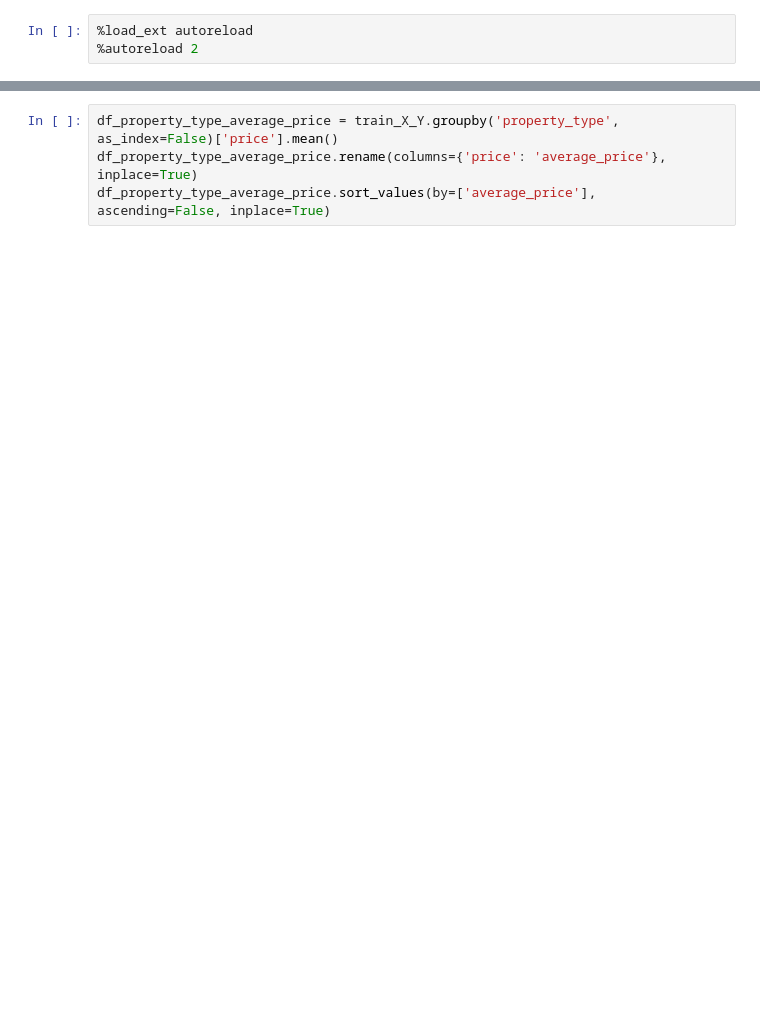
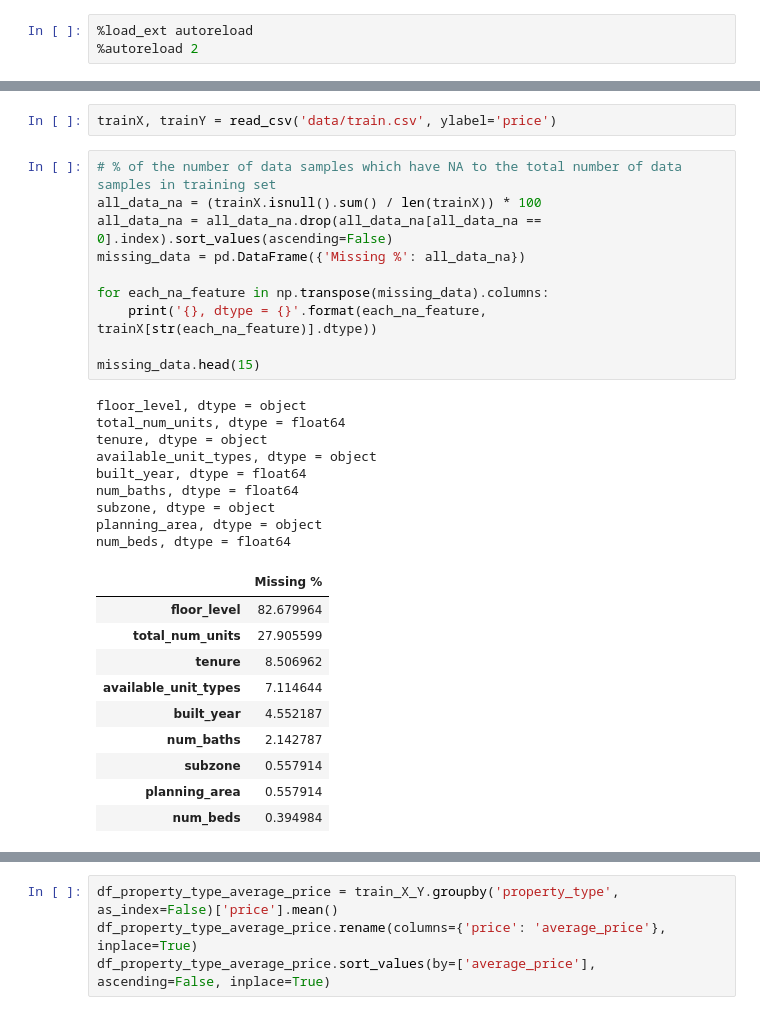
Before and after one commit to atul1696/cs5228-project, a Jupyter notebook: Data_Visualizations.ipynb, the cells around one changed output, grey strips where cells are left out. Drawn from its saved outputs; the diff is of its cells as text; blank space fills up the shorter version.

```diff
--- a/Data_Visualizations.ipynb
+++ b/Data_Visualizations.ipynb
@@ -44,0 +17,32 @@ train_X_Y.head()
+# %%
+trainX, trainY = read_csv('data/train.csv', ylabel='price')
+# %%
+# % of the number of data samples which have NA to the total number of data samples in training set
+all_data_na = (trainX.isnull().sum() / len(trainX)) * 100
+all_data_na = all_data_na.drop(all_data_na[all_data_na == 0].index).sort_values(ascending=False)
+missing_data = pd.DataFrame({'Missing %': all_data_na})
+
+for each_na_feature in np.transpose(missing_data).columns:
+    print('{}, dtype = {}'.format(each_na_feature, trainX[str(each_na_feature)].dtype))
+
+missing_data.head(15)
+# %% [output]
+floor_level, dtype = object
+total_num_units, dtype = float64
+tenure, dtype = object
+available_unit_types, dtype = object
+built_year, dtype = float64
+num_baths, dtype = float64
+subzone, dtype = object
+planning_area, dtype = object
+num_beds, dtype = float64
+|  | Missing % |
+| floor_level | 82.679964 |
+| total_num_units | 27.905599 |
+| tenure | 8.506962 |
+| available_unit_types | 7.114644 |
+| built_year | 4.552187 |
+| num_baths | 2.142787 |
+| subzone | 0.557914 |
+| planning_area | 0.557914 |
+| num_beds | 0.394984 |
```
Also changed, not shown: parts of 30 cells of this notebook, 1 other file.
